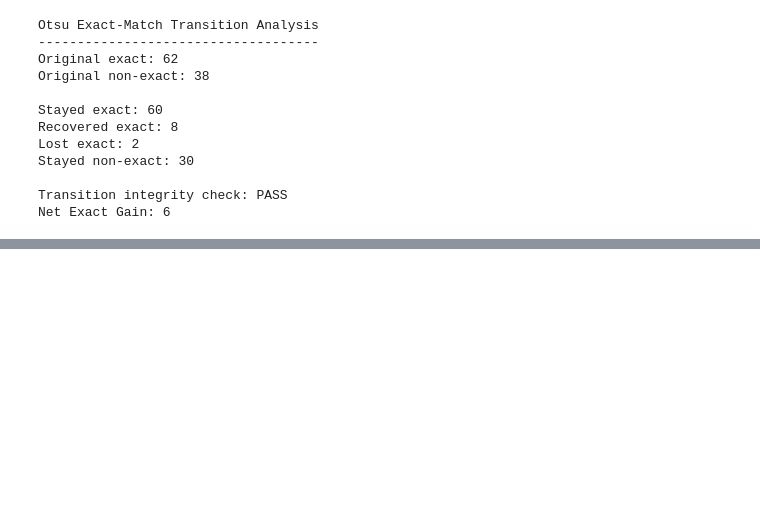
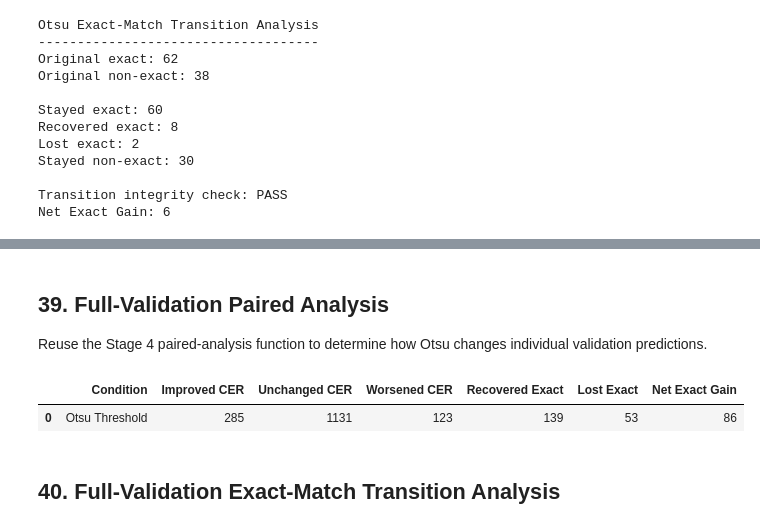
Before and after one commit to adecost4/ocr-thesis-handwritten-forms, a Jupyter notebook: trocr_beginner_project/notebooks/04_exp003_preprocessing.ipynb, the cells around one changed output, grey strips where cells are left out. Cells and saved outputs as stored; diff of their text form; code cells hidden in the pictures; blank space fills up the shorter version.

```diff
--- a/trocr_beginner_project/notebooks/04_exp003_preprocessing.ipynb
+++ b/trocr_beginner_project/notebooks/04_exp003_preprocessing.ipynb
@@ -1341,0 +1633,43 @@ Held-out IAM Test Set
+# %% [markdown]
+## 39. Full-Validation Paired Analysis
+
+Reuse the Stage 4 paired-analysis function to determine how Otsu changes individual validation predictions.
+# %%
+full_otsu_paired = paired_analysis(
+    full_original_results,
+    full_otsu_results,
+    "Otsu Full Validation"
+)
+
+full_outcome_counts = (
+    full_otsu_paired["cer_outcome"]
+    .value_counts()
+)
+
+full_recovered_exact = int(
+    full_otsu_paired["recovered_exact"].sum()
+)
+full_lost_exact = int(
+    full_otsu_paired["lost_exact"].sum()
+)
+full_net_exact_gain = (
+    full_recovered_exact
+    - full_lost_exact
+)
+
+full_paired_summary = pd.DataFrame([{
+    "Condition": "Otsu Threshold",
+    "Improved CER": int(full_outcome_counts.get("Improved", 0)),
+    "Unchanged CER": int(full_outcome_counts.get("Unchanged", 0)),
+    "Worsened CER": int(full_outcome_counts.get("Worsened", 0)),
+    "Recovered Exact": full_recovered_exact,
+    "Lost Exact": full_lost_exact,
+    "Net Exact Gain": full_net_exact_gain,
+}])
+
+display(full_paired_summary)
+# %% [output]
+|  | Condition | Improved CER | Unchanged CER | Worsened CER | Recovered Exact | Lost Exact | Net Exact Gain |
+| 0 | Otsu Threshold | 285 | 1131 | 123 | 139 | 53 | 86 |
+# %% [markdown]
+## 40. Full-Validation Exact-Match Transition Analysis
```
Also changed, not shown: parts of 49 cells of this notebook, 11 other files.
